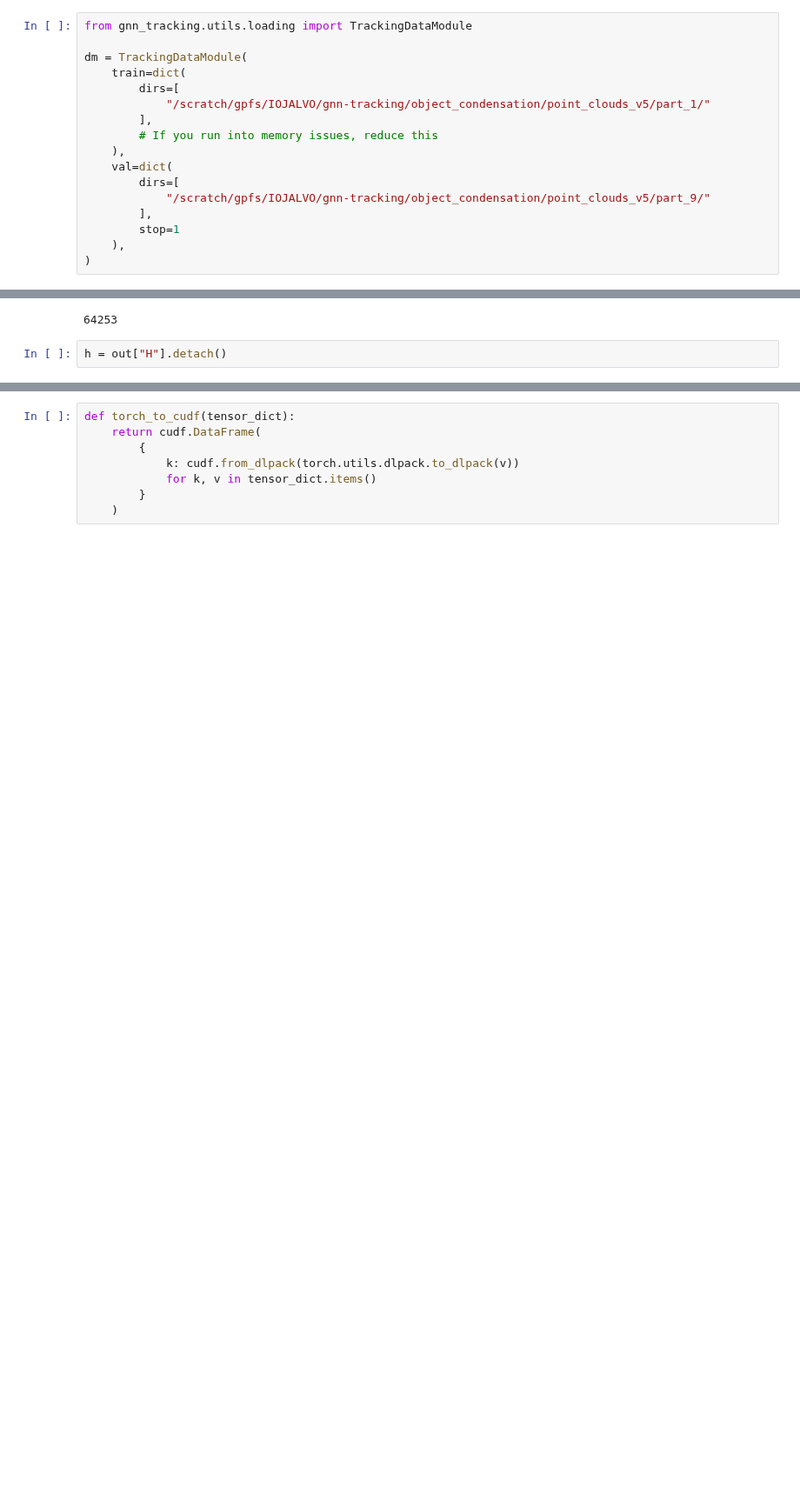
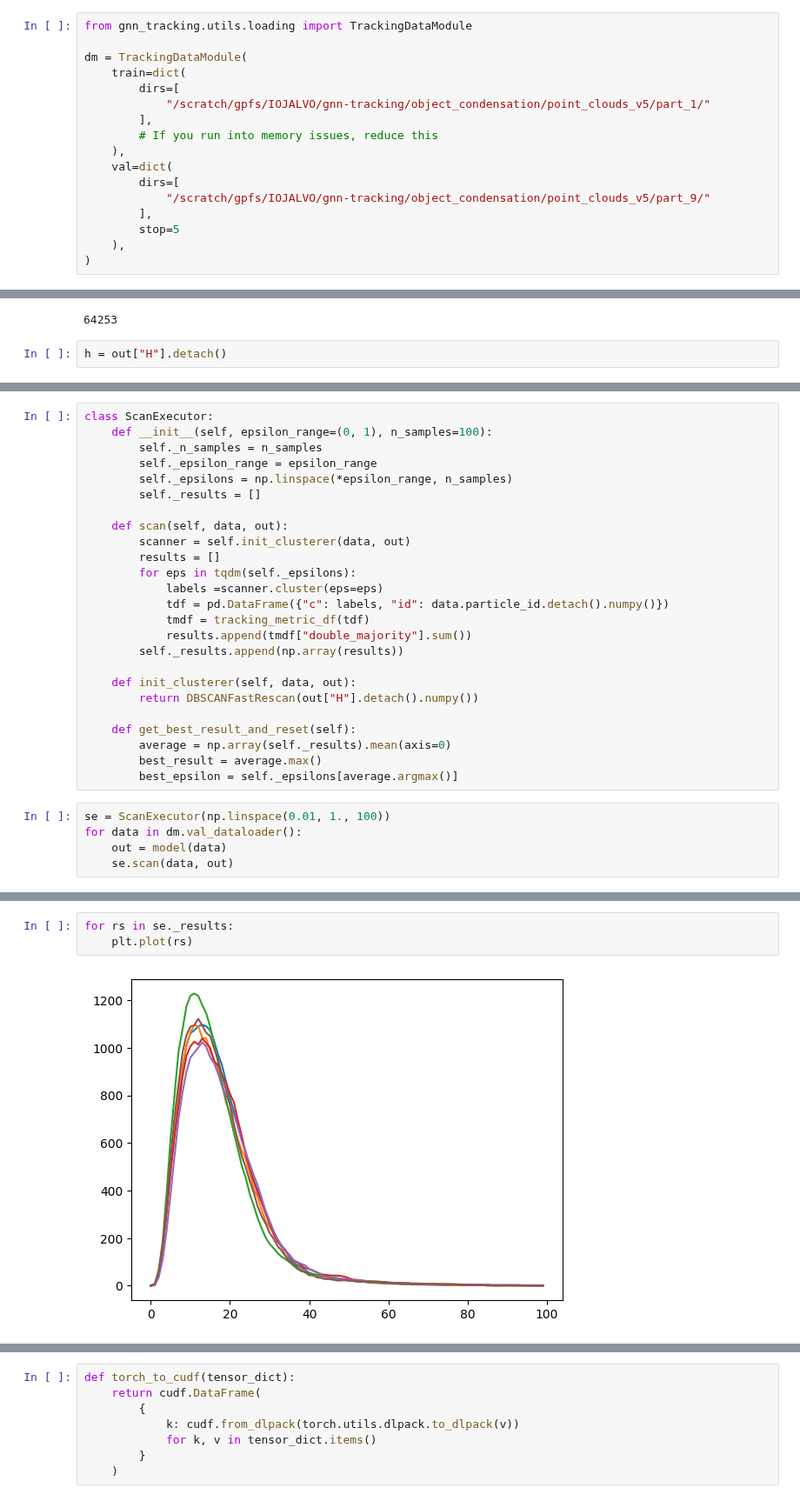
Before and after one commit to gnn-tracking/klieret-gnn-tracking-experiments, a Jupyter notebook: notebooks/0510_dbscan_speedup.ipynb, the cells around one changed output, grey strips where cells are left out. Shown at 87% size. Drawn from its saved outputs; the diff is of its cells as text; blank space fills up the shorter version.

```diff
--- a/notebooks/0510_dbscan_speedup.ipynb
+++ b/notebooks/0510_dbscan_speedup.ipynb
@@ -28,7 +31,7 @@ dm = TrackingDataModule(
         dirs=[
             "/scratch/gpfs/IOJALVO/gnn-tracking/object_condensation/point_clouds_v5/part_9/"
         ],
-        stop=1
+        stop=5
     ),
 )
 # %%
@@ -53,0 +113,30 @@ h = out["H"].detach()
+# %%
+class ScanExecutor:
+    def __init__(self, epsilon_range=(0, 1), n_samples=100):
+        self._n_samples = n_samples
+        self._epsilon_range = epsilon_range
+        self._epsilons = np.linspace(*epsilon_range, n_samples)
+        self._results = []
+
+    def scan(self, data, out):
+        scanner = self.init_clusterer(data, out)
+        results = []
+        for eps in tqdm(self._epsilons):
+            labels =scanner.cluster(eps=eps)
+            tdf = pd.DataFrame({"c": labels, "id": data.particle_id.detach().numpy()})
+            tmdf = tracking_metric_df(tdf)
+            results.append(tmdf["double_majority"].sum())
+        self._results.append(np.array(results))
+
+    def init_clusterer(self, data, out):
+        return DBSCANFastRescan(out["H"].detach().numpy())
+
+    def get_best_result_and_reset(self):
+        average = np.array(self._results).mean(axis=0)
+        best_result = average.max()
+        best_epsilon = self._epsilons[average.argmax()]
+# %%
+se = ScanExecutor(np.linspace(0.01, 1., 100))
+for data in dm.val_dataloader():
+    out = model(data)
+    se.scan(data, out)
@@ -53,0 +145,5 @@ h = out["H"].detach()
+# %%
+for rs in se._results:
+    plt.plot(rs)
+# %% [output]
+[figure, added]
```
Also changed, not shown: parts of 31 cells of this notebook, 3 other files.
